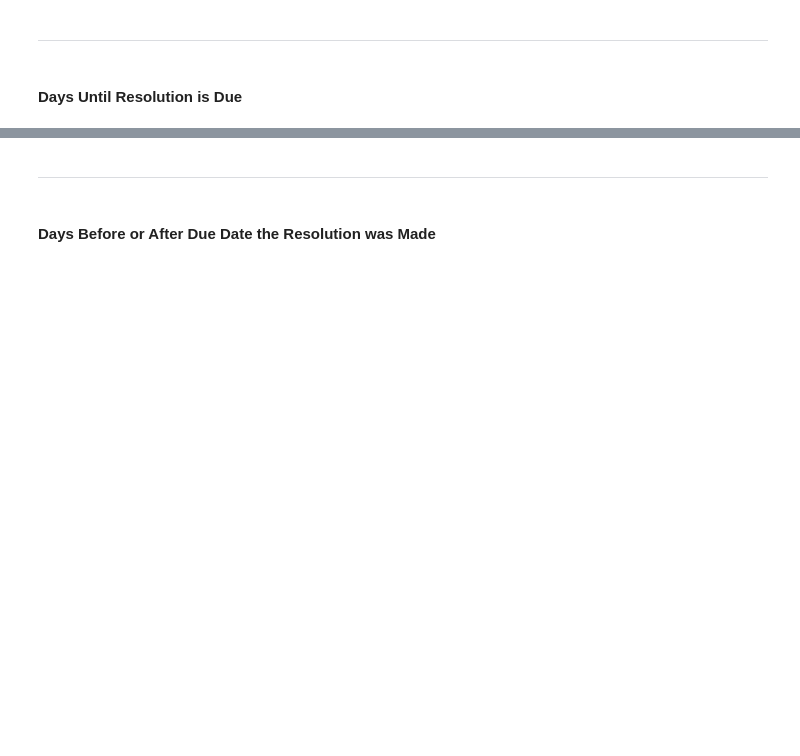
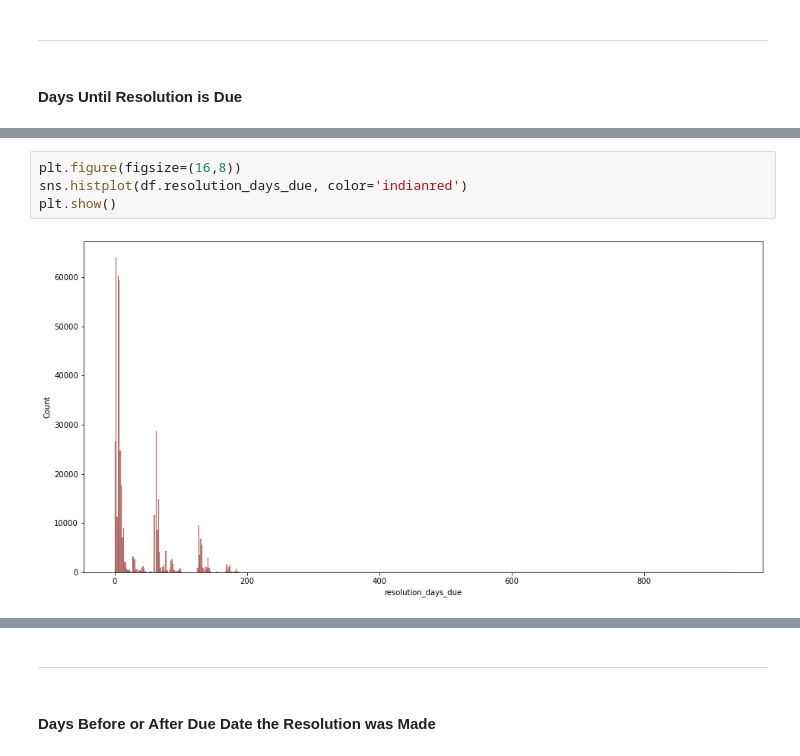
Before and after one commit to 3-1-1-Codeup/project, a Jupyter notebook: workbooks/caitlyn/explore.ipynb, the cells around one changed output, grey strips where cells are left out. Drawn from its saved outputs; the diff is of its cells as text; blank space fills up the shorter version.

```diff
--- a/workbooks/caitlyn/explore.ipynb
+++ b/workbooks/caitlyn/explore.ipynb
@@ -151,0 +136,6 @@ ___
+# %%
+plt.figure(figsize=(16,8))
+sns.histplot(df.resolution_days_due, color='indianred')
+plt.show()
+# %% [output]
+[figure, added]
```
Also changed, not shown: parts of 20 cells of this notebook.
